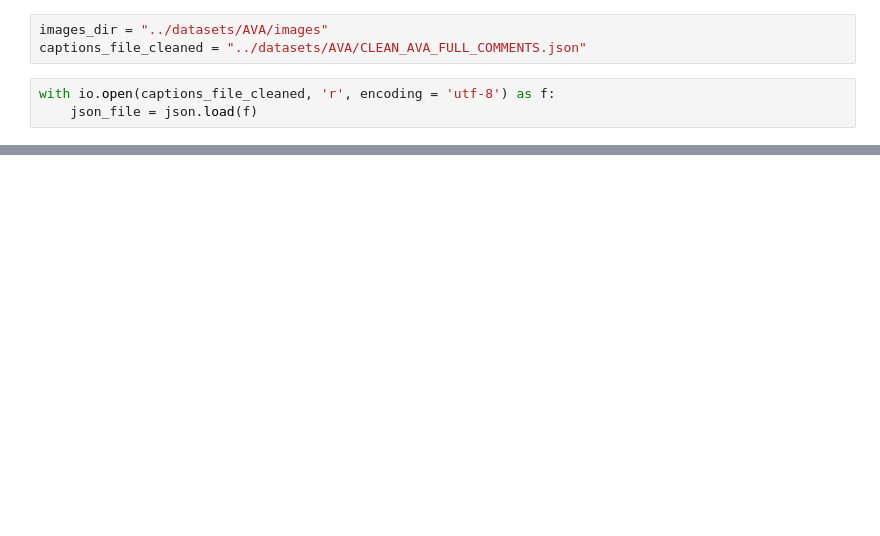
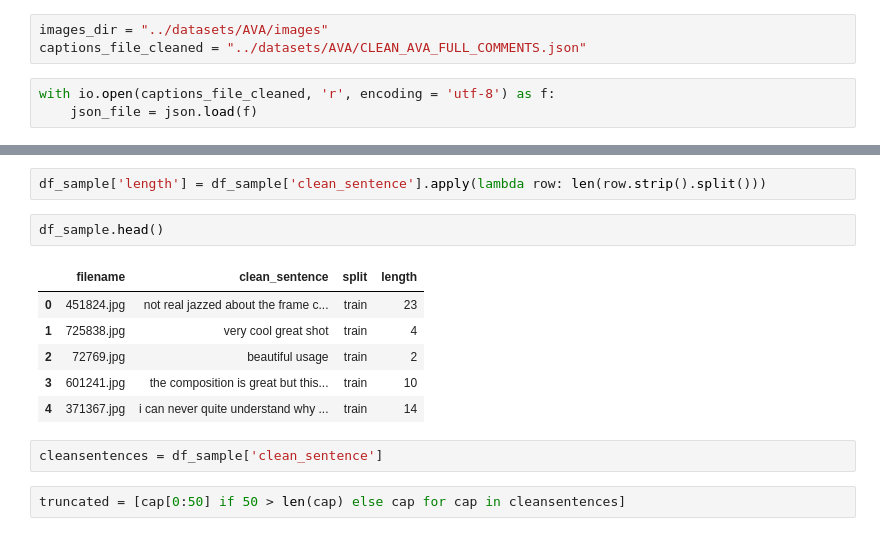
Before and after one commit to keenansamway/COSC576-Project, a Jupyter notebook: CNN-LSTM/data_analysis.ipynb, the cells around one changed output, grey strips where cells are left out. Saved outputs shown, nothing was run; the diff lists cells and outputs as text; blank space fills up the shorter version.

```diff
--- a/CNN-LSTM/data_analysis.ipynb
+++ b/CNN-LSTM/data_analysis.ipynb
@@ -42,0 +78,15 @@ display(i)
+# %%
+df_sample['length'] = df_sample['clean_sentence'].apply(lambda row: len(row.strip().split()))
+# %%
+df_sample.head()
+# %% [output]
+|  | filename | clean_sentence | split | length |
+| 0 | 451824.jpg | not real jazzed about the frame c... | train | 23 |
+| 1 | 725838.jpg | very cool great shot | train | 4 |
+| 2 | 72769.jpg | beautiful usage | train | 2 |
+| 3 | 601241.jpg | the composition is great but this... | train | 10 |
+| 4 | 371367.jpg | i can never quite understand why ... | train | 14 |
+# %%
+cleansentences = df_sample['clean_sentence']
+# %%
+truncated = [cap[0:50] if 50 > len(cap) else cap for cap in cleansentences]
```
Also changed, not shown: parts of 15 cells of this notebook.
